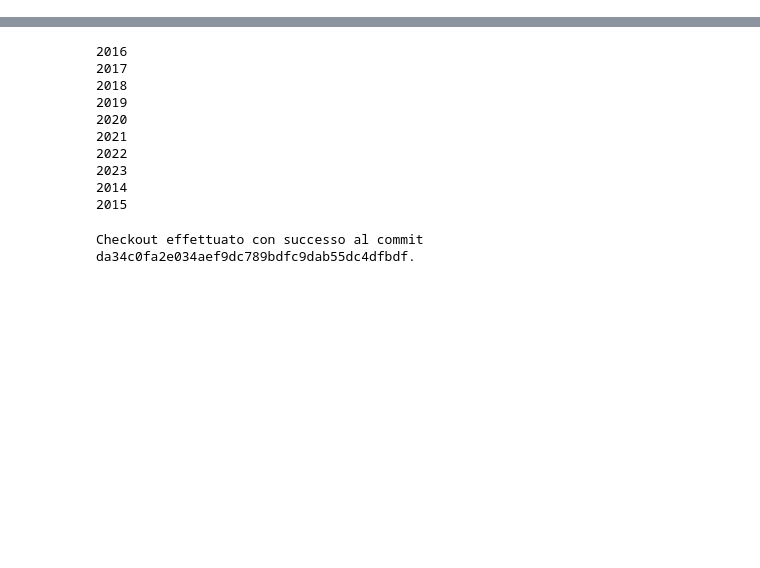
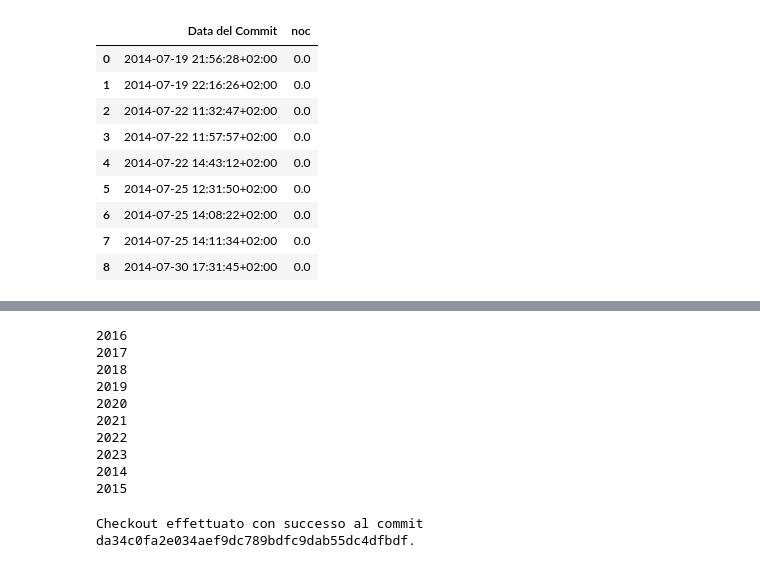
Before and after one commit to CostaMart/ing-soft2, a Jupyter notebook: prove.ipynb, the cells around one changed output, grey strips where cells are left out. Saved outputs shown, nothing was run; the diff lists cells and outputs as text; code cells hidden in the pictures; blank space fills up the shorter version.

```diff
--- a/prove.ipynb
+++ b/prove.ipynb
@@ -6,0 +60,13 @@ import model.process_metrics as pm
+# %%
+noc
+# %% [output]
+|  | Data del Commit | noc |
+| 0 | 2014-07-19 21:56:28+02:00 | 0.0 |
+| 1 | 2014-07-19 22:16:26+02:00 | 0.0 |
+| 2 | 2014-07-22 11:32:47+02:00 | 0.0 |
+| 3 | 2014-07-22 11:57:57+02:00 | 0.0 |
+| 4 | 2014-07-22 14:43:12+02:00 | 0.0 |
+| 5 | 2014-07-25 12:31:50+02:00 | 0.0 |
+| 6 | 2014-07-25 14:08:22+02:00 | 0.0 |
+| 7 | 2014-07-25 14:11:34+02:00 | 0.0 |
+| 8 | 2014-07-30 17:31:45+02:00 | 0.0 |
```
Also changed, not shown: parts of 11 cells of this notebook, 2 other files.
